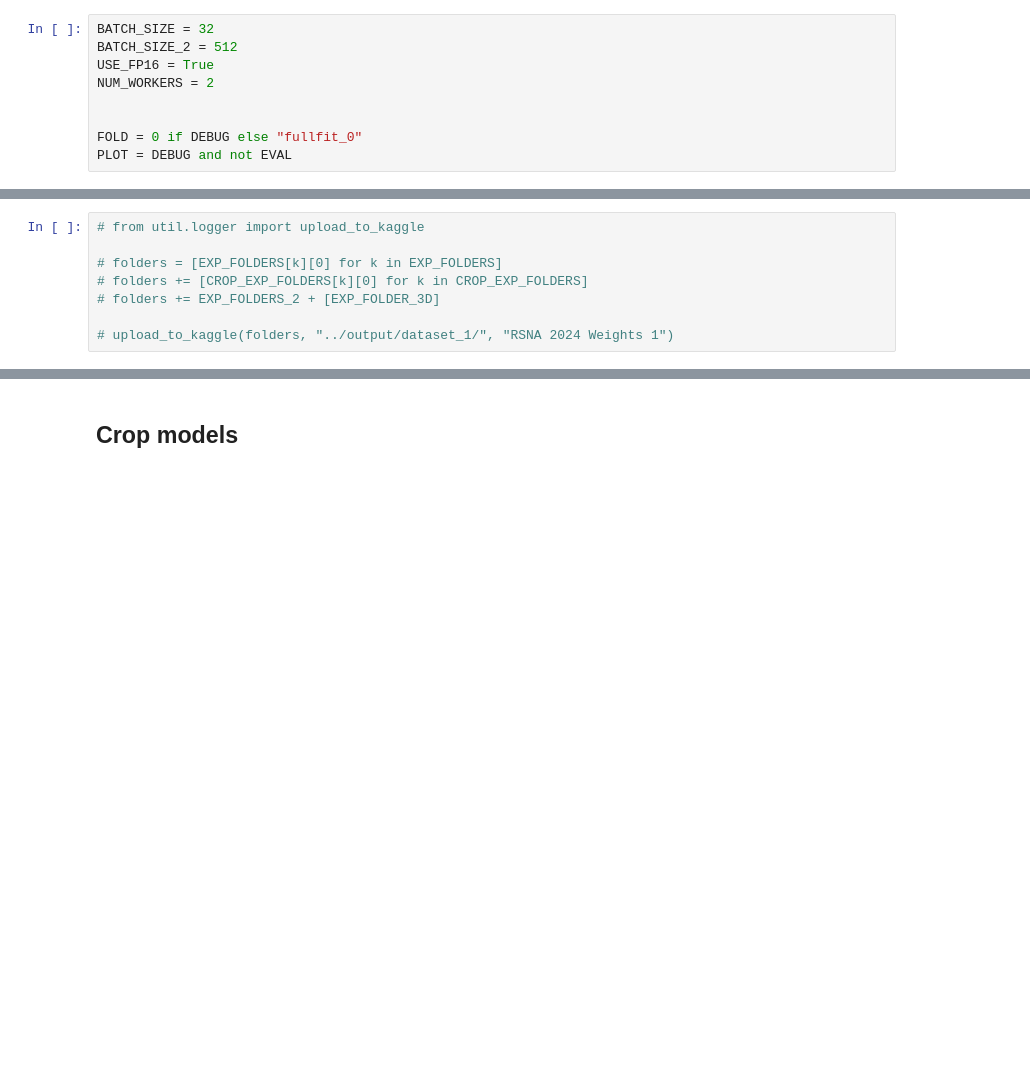
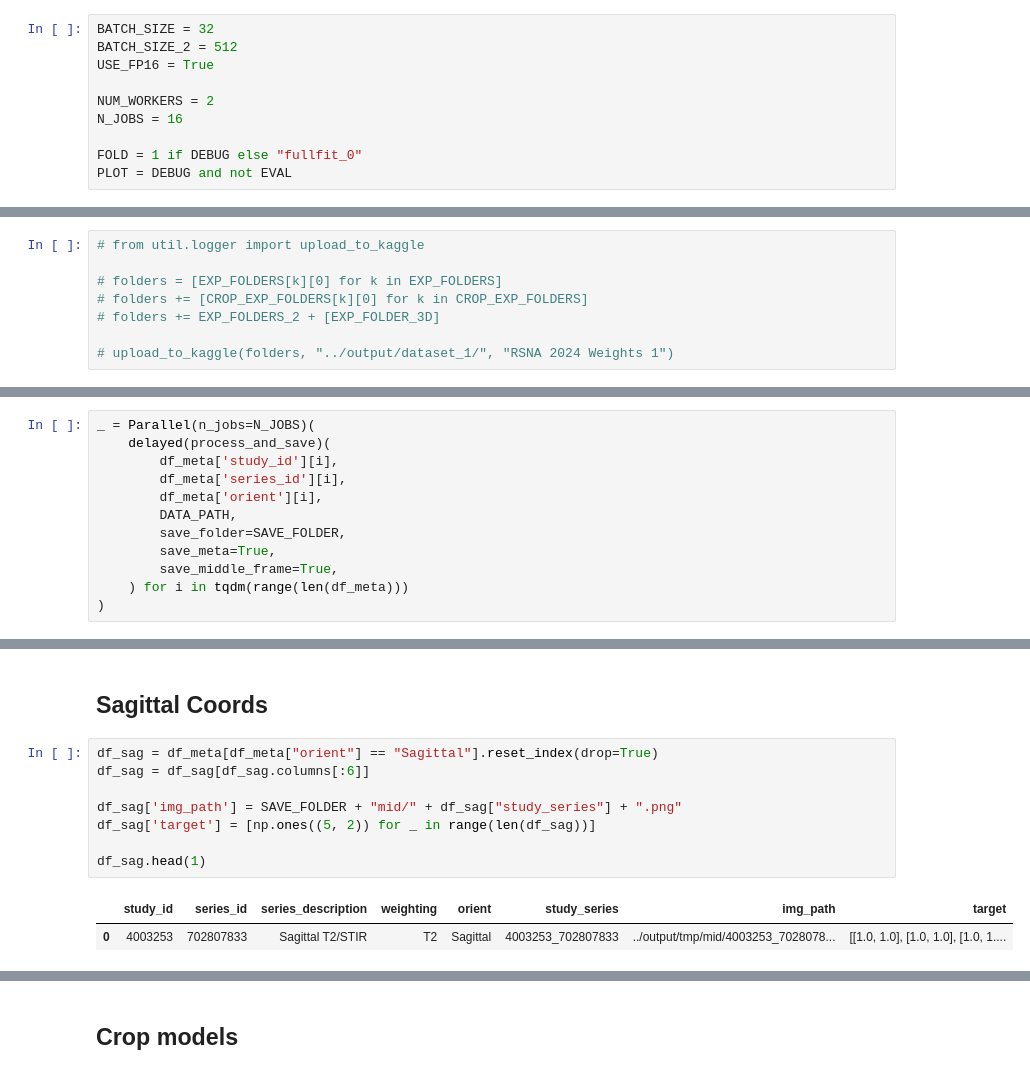
Before and after one commit to TheoViel/kaggle_rsna_lumbar_spine, a Jupyter notebook: notebooks/Inference.ipynb, the cells around one changed output, grey strips where cells are left out. Saved outputs shown, nothing was run; the diff lists cells and outputs as text; blank space fills up the shorter version.

```diff
--- a/notebooks/Inference.ipynb
+++ b/notebooks/Inference.ipynb
@@ -97,10 +113,11 @@ if DEBUG:
 BATCH_SIZE = 32
 BATCH_SIZE_2 = 512
 USE_FP16 = True
+
 NUM_WORKERS = 2
+N_JOBS = 16
 
-
-FOLD = 0 if DEBUG else "fullfit_0"
+FOLD = 1 if DEBUG else "fullfit_0"
 PLOT = DEBUG and not EVAL
 # %%
 EXP_FOLDERS = {
@@ -145,0 +174,12 @@ nfn_crop ../logs/2024-08-07/32/ ../logs/2024-08-07/32/
+# %%
+_ = Parallel(n_jobs=N_JOBS)(
+    delayed(process_and_save)(
+        df_meta['study_id'][i],
+        df_meta['series_id'][i],
+        df_meta['orient'][i],
+        DATA_PATH,
+        save_folder=SAVE_FOLDER,
+        save_meta=True,
+        save_middle_frame=True,
+    ) for i in tqdm(range(len(df_meta)))
+)
@@ -145,0 +212,13 @@ nfn_crop ../logs/2024-08-07/32/ ../logs/2024-08-07/32/
+# %% [markdown]
+## Sagittal Coords
+# %%
+df_sag = df_meta[df_meta["orient"] == "Sagittal"].reset_index(drop=True)
+df_sag = df_sag[df_sag.columns[:6]]
+
+df_sag['img_path'] = SAVE_FOLDER + "mid/" + df_sag["study_series"] + ".png"
+df_sag['target'] = [np.ones((5, 2)) for _ in range(len(df_sag))]
+
+df_sag.head(1)
+# %% [output]
+|  | study_id | series_id | series_description | weighting | orient | study_series | img_path | target |
+| 0 | 4003253 | 702807833 | Sagittal T2/STIR | T2 | Sagittal | 4003253_702807833 | ../output/tmp/mid/4003253_7028078... | [[1.0, 1.0], [1.0, 1.0], [1.0, 1.... |
```
Also changed, not shown: parts of 32 cells of this notebook, 10 other files.
